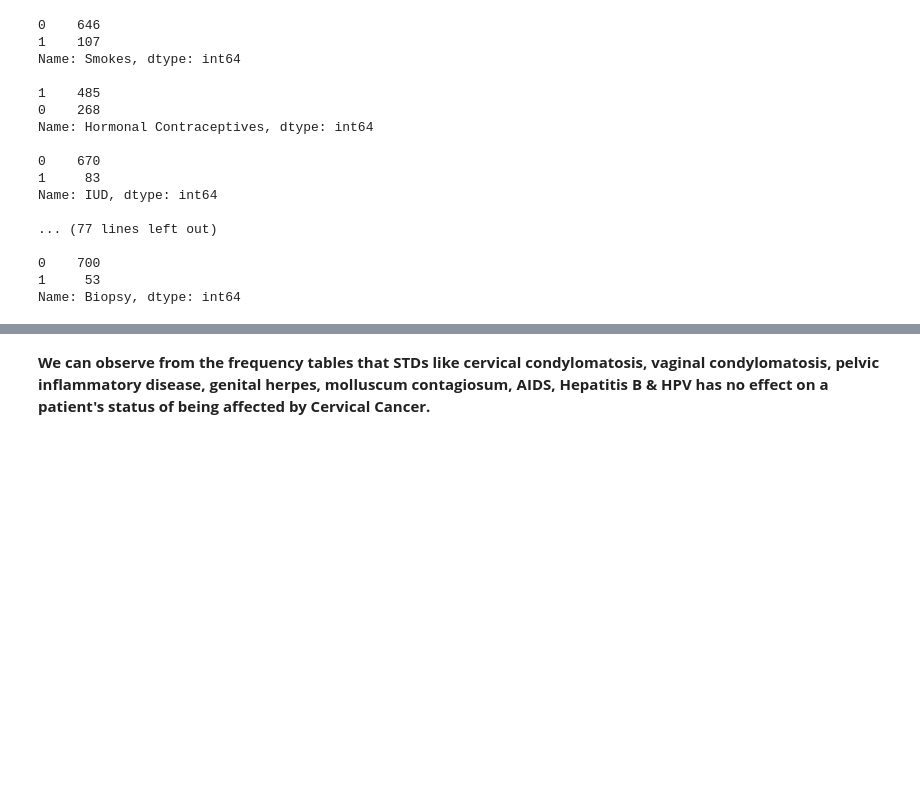
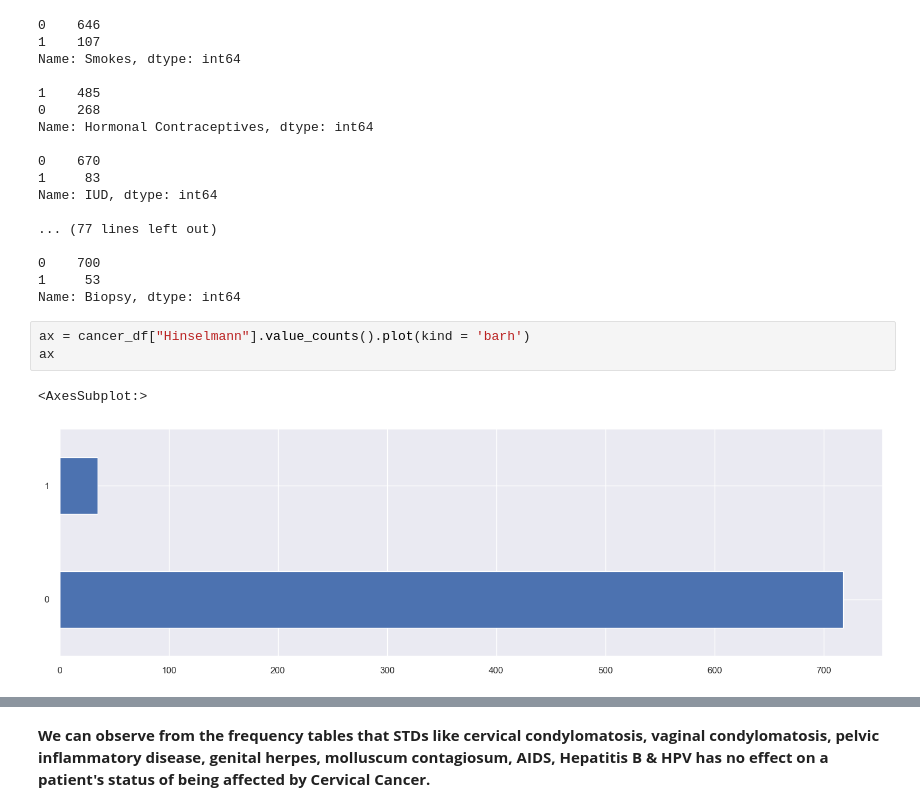
Before and after one commit to sankhadeepriju/Cervical-Cancer-Risk-Factors, a Jupyter notebook: cervical_cancer♥.ipynb, the cells around one changed output, grey strips where cells are left out. Cells and saved outputs as stored; diff of their text form; blank space fills up the shorter version.

Commit message:
plot

```diff
--- a/cervical_cancer♥.ipynb
+++ b/cervical_cancer♥.ipynb
@@ -500,3 +504,9 @@ Name: IUD, dtype: int64
 0    700
 1     53
 Name: Biopsy, dtype: int64
+# %%
+ax = cancer_df["Hinselmann"].value_counts().plot(kind = 'barh')
+ax
+# %% [output]
+<AxesSubplot:>
+[figure, added]
```
Also changed, not shown: parts of 3 cells of this notebook.
